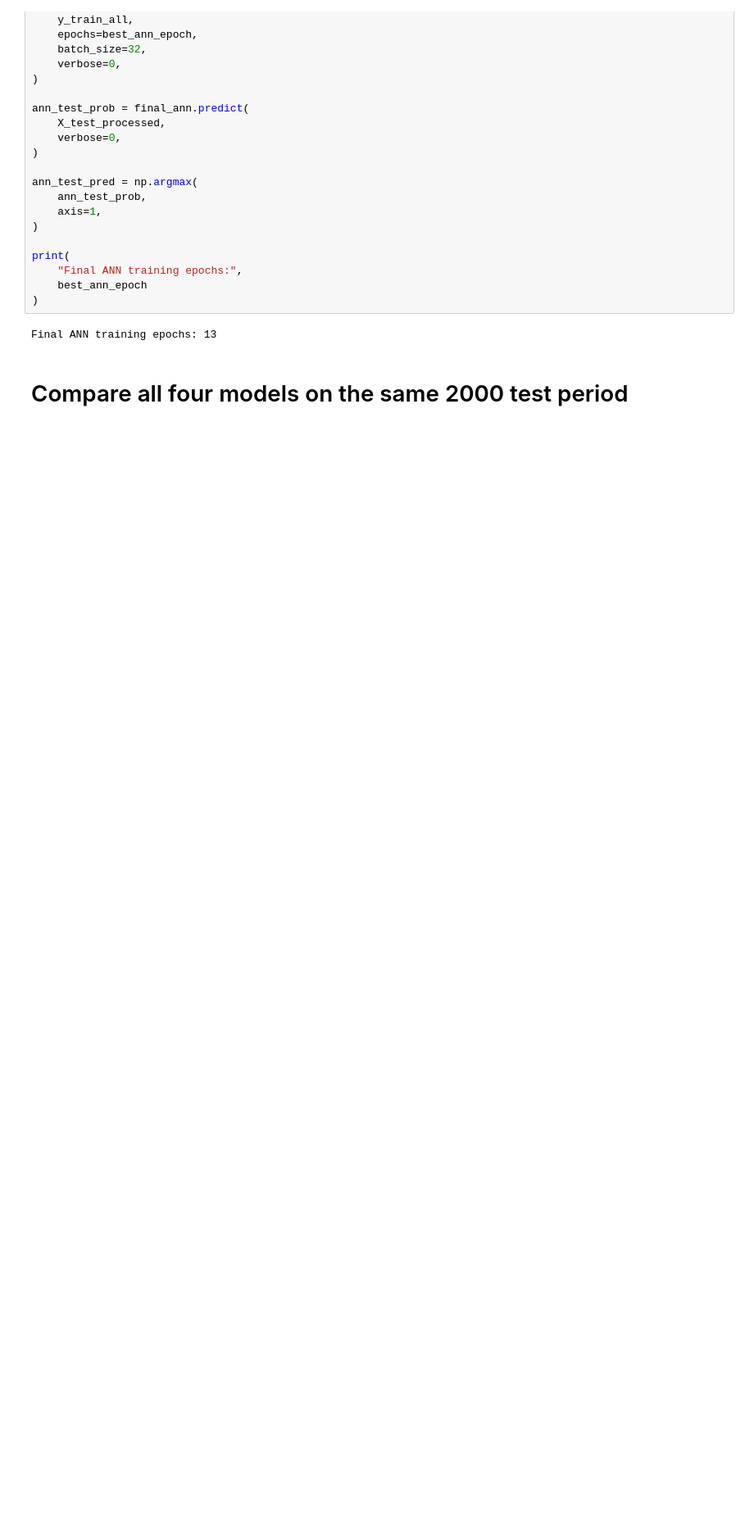
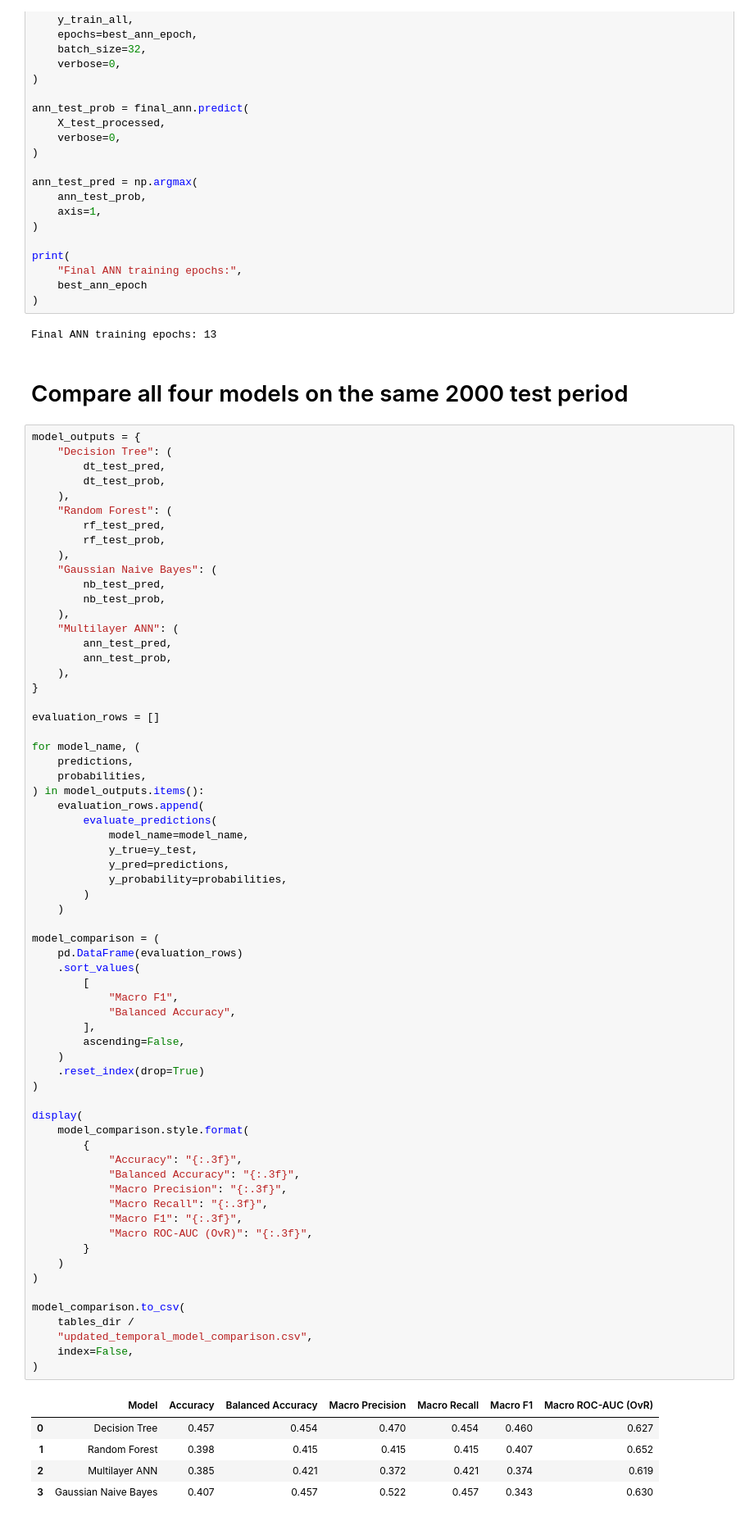
Before and after one commit to Roshan54321/PRT565-Machine-Learning, a Jupyter notebook: code/Classification Models Lihini.ipynb, the cells around one changed output. Shown at 82% size. Cells and saved outputs as stored; diff of their text form; blank space fills up the shorter version.

Commit message:
Classification models step 19 comparing all four models on the same 2000 test period

```diff
--- a/code/Classification Models Lihini.ipynb
+++ b/code/Classification Models Lihini.ipynb
@@ -1021,3 +1021,74 @@ print(
 Final ANN training epochs: 13
 # %% [markdown]
 # Compare all four models on the same 2000 test period
+# %%
+model_outputs = {
+    "Decision Tree": (
+        dt_test_pred,
+        dt_test_prob,
+    ),
+    "Random Forest": (
+        rf_test_pred,
+        rf_test_prob,
+    ),
+    "Gaussian Naive Bayes": (
+        nb_test_pred,
+        nb_test_prob,
+    ),
+    "Multilayer ANN": (
+        ann_test_pred,
+        ann_test_prob,
+    ),
+}
+
+evaluation_rows = []
+
+for model_name, (
+    predictions,
+    probabilities,
+) in model_outputs.items():
+    evaluation_rows.append(
+        evaluate_predictions(
+            model_name=model_name,
+            y_true=y_test,
+            y_pred=predictions,
+            y_probability=probabilities,
+        )
+    )
+
+model_comparison = (
+    pd.DataFrame(evaluation_rows)
+    .sort_values(
+        [
+            "Macro F1",
+            "Balanced Accuracy",
+        ],
+        ascending=False,
+    )
+    .reset_index(drop=True)
+)
+
+display(
+    model_comparison.style.format(
+        {
+            "Accuracy": "{:.3f}",
+            "Balanced Accuracy": "{:.3f}",
+            "Macro Precision": "{:.3f}",
+            "Macro Recall": "{:.3f}",
+            "Macro F1": "{:.3f}",
+            "Macro ROC-AUC (OvR)": "{:.3f}",
+        }
+    )
+)
+
+model_comparison.to_csv(
+    tables_dir /
+    "updated_temporal_model_comparison.csv",
+    index=False,
+)
+# %% [output]
+|  | Model | Accuracy | Balanced Accuracy | Macro Precision | Macro Recall | Macro F1 | Macro ROC-AUC (OvR) |
+| 0 | Decision Tree | 0.457 | 0.454 | 0.470 | 0.454 | 0.460 | 0.627 |
+| 1 | Random Forest | 0.398 | 0.415 | 0.415 | 0.415 | 0.407 | 0.652 |
+| 2 | Multilayer ANN | 0.385 | 0.421 | 0.372 | 0.421 | 0.374 | 0.619 |
+| 3 | Gaussian Naive Bayes | 0.407 | 0.457 | 0.522 | 0.457 | 0.343 | 0.630 |
```
